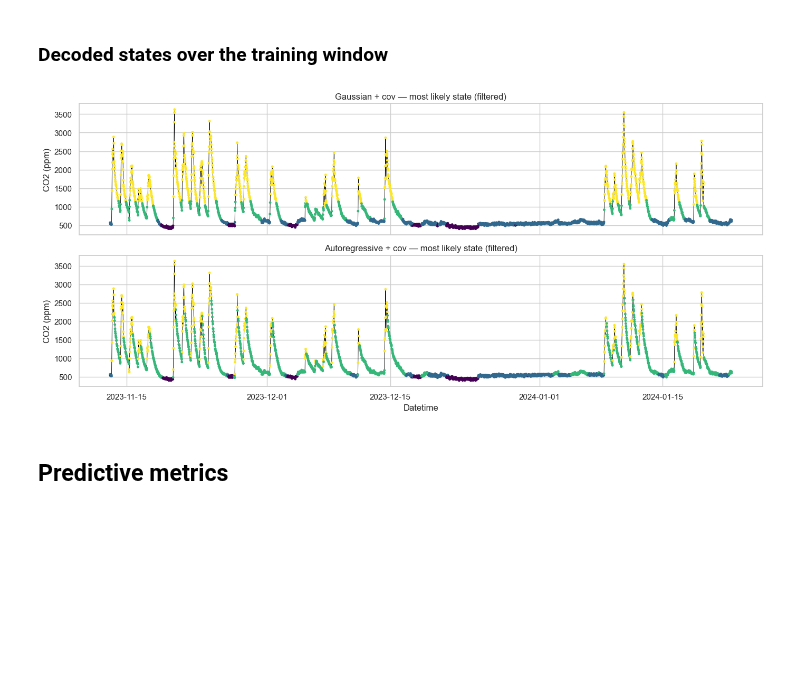
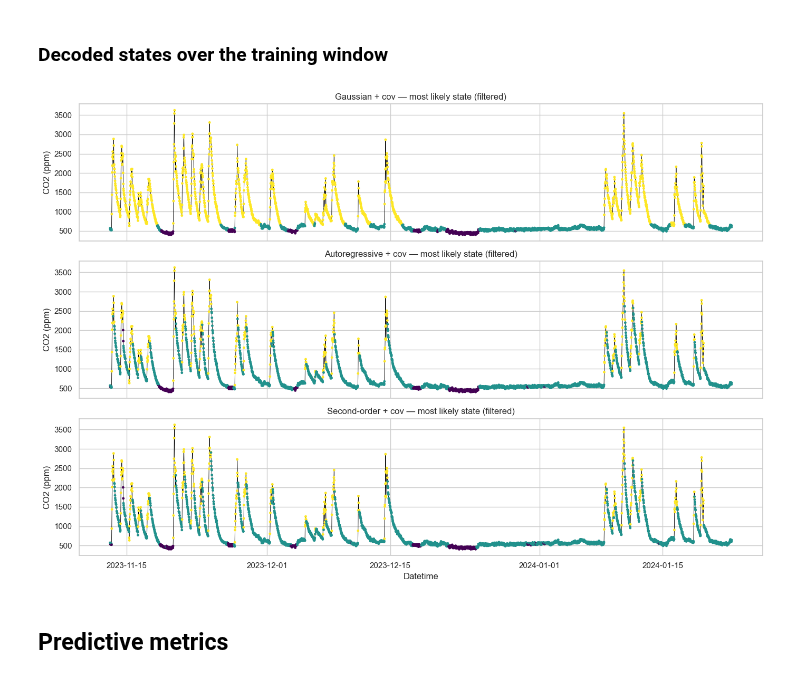
Before and after one commit to Maccen26/hmm-modelling, a Jupyter notebook: week_5.ipynb, the cells around one changed output. Drawn from its saved outputs; the diff is of its cells as text; code cells hidden in the pictures; blank space fills up the shorter version.

```diff
--- a/week_5.ipynb
+++ b/week_5.ipynb
@@ -33,8 +35,9 @@ from src.base.utils import transition_matrix_to_logits
 from drivers.utils import plot_hmm_diagnostics
 # %%
 room_name     = "Room 009"
-STATES        = 4
+STATES        = 3
 AR_LAGS       = 1
+ORDER         = 2          # Markov order of the higher-order transition
 TEST_SIZE     = 0.2
 BIN           = "30min"
 BIN_SECONDS   = 1800
@@ -300,11 +378,20 @@ print("  phi (per state):", np.asarray(ar_cov.emission.phi()))
 # %%
-models = {"Gaussian + cov": gauss_cov, "Autoregressive + cov": ar_cov}
+models = {"Gaussian + cov": gauss_cov,
+          "Autoregressive + cov": ar_cov,
+          "Second-order + cov": so_cov}
 
 for name, m in models.items():
+    # Means stay tied to the STATES base states (`mu_vals` tiles them), so one period
+    # of them is the whole story. Sigmas are not tied: the second-order model fits one
+    # per augmented state, so print the full grid for it.
     mu = np.asarray(state_means(m.emission, ys_train))
     sd = np.asarray(jnp.exp(m.emission.log_sigma))
     print(f"{name}")
-    print(f"  state means : {np.round(mu, 1)}")
-    print(f"  state sigmas: {np.round(sd, 1)}")
+    print(f"  state means : {np.round(mu[:STATES], 1)}")
+    if sd.size == STATES:
+        print(f"  state sigmas: {np.round(sd, 1)}")
+    else:
+        print(f"  state sigmas (rows = s_t-1, cols = s_t):")
+        print(np.round(sd.reshape(-1, STATES), 2))
 # %% [output]
 Gaussian + cov
@@ -357,18 +452,20 @@ for name, m in models.items():
 # %%
 fig, axes = plt.subplots(len(models), 1, figsize=(14, 3.2 * len(models)), sharex=True)
 for ax, (name, m) in zip(np.atleast_1d(axes), models.items()):
     utt = np.asarray(m.state_results.utt).reshape(len(ys_train), -1)
-    decoded = utt.argmax(axis=1)
+    # Augmented index i has current base state i % STATES, so the second-order
+    # model shares one colour scale with the first-order ones.
+    decoded = utt.argmax(axis=1) % STATES
     ax.plot(dates_agg[:TRAIN_IDX], np.asarray(ys_train), color="black", lw=0.6, zorder=1)
     ax.scatter(dates_agg[:TRAIN_IDX], np.asarray(ys_train), c=decoded, cmap="viridis",
                s=6, zorder=2)
     ax.set_title(f"{name} — most likely state (filtered)")
     ax.set_ylabel("CO2 (ppm)")
 np.atleast_1d(axes)[-1].set_xlabel("Datetime")
 plt.tight_layout()
 plt.show()
 # %% [output]
-[figure, old version]
+[figure, new version]
 # %% [markdown]
 ## Predictive metrics
 # %%
```
Also changed, not shown: parts of 15 cells of this notebook, 5 other files.
